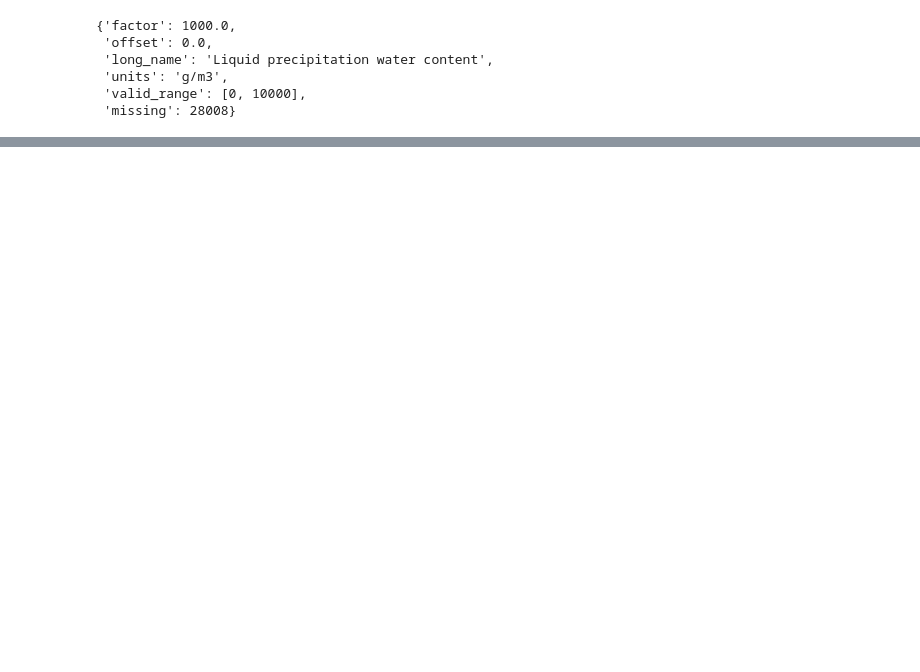
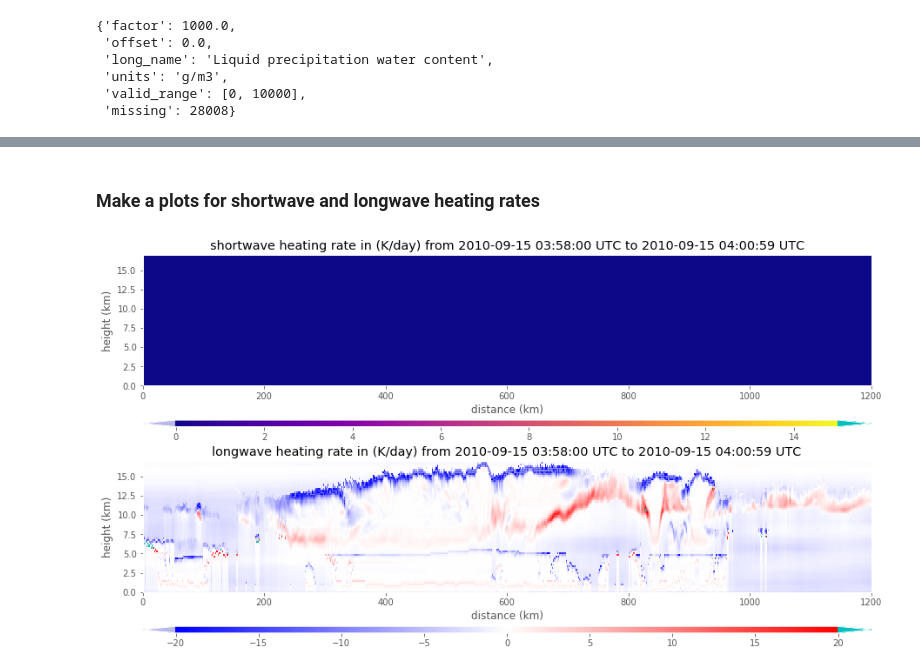
Before and after one commit to Pearl-Ayem/ATSC_Course_Work, a Jupyter notebook: notebooks/cloudsat_precip_Julia-PA.ipynb, the cells around one changed output, grey strips where cells are left out. Drawn from its saved outputs; the diff is of its cells as text; code cells hidden in the pictures; blank space fills up the shorter version.

```diff
--- a/notebooks/cloudsat_precip_Julia-PA.ipynb
+++ b/notebooks/cloudsat_precip_Julia-PA.ipynb
@@ -223,0 +280,75 @@ lw_attributes
+# %%
+shortwave_qr=storm_qr[0,:,:]
+longwave_qr=storm_qr[1,:,:]
+# %% [markdown]
+### Make a plots for shortwave and longwave heating rates
+# %%
+%matplotlib inline
+
+from matplotlib import cm
+from matplotlib.colors import Normalize
+from mpl_toolkits.axes_grid1 import make_axes_locatable
+
+def plot_field2(distance,height,field,fig,cmap=None,norm=None):
+    """
+    draw a 2 panel plot with identical panel sizes.
+    uses the sharex keyword to give both plots the same x axis (distance)
+    and the gridspec class to lay out the grid
+
+    https://stackoverflow.com/questions/10388462/matplotlib-different-size-subplots
+    """
+    from matplotlib import gridspec
+    gs = gridspec.GridSpec(2, 1, height_ratios=[1, 1])
+    ax1 = fig.add_subplot(gs[0])
+    ax2 = fig.add_subplot(gs[1],sharex=ax1)
+    if cmap is None:
+        cmap=cm.inferno
+    col=ax1.pcolormesh(distance,height,field,cmap=cmap,
+                  norm=the_norm)
+    #https://stackoverflow.com/questions/18195758/set-matplotlib-colorbar-size-to-match-graph
+    # create an axes on the bottom side of ax1. The height of cax will be 5%
+    # of ax and the padding between cax and ax will be fixed at 0.55 inch.
+    divider = make_axes_locatable(ax1)
+    cax = divider.append_axes("bottom", size="5%", pad=0.55)
+    ax1.figure.colorbar(col,extend='both',cax=cax,orientation='horizontal')
+    return ax1, ax2
+
+meters2km=1.e3
+vmin=0
+vmax=15
+the_norm=Normalize(vmin=vmin,vmax=vmax,clip=False)
+cmap_ref=cm.plasma
+cmap_ref.set_over('c')
+cmap_ref.set_under('b',alpha=0.2)
+cmap_ref.set_bad('0.75') #75% grey
+#
+#  see http://strftime.org/ for these format strings
+#
+start_string=storm_date_times[0].strftime("%Y-%m-%d %H:%M:%S UTC")
+stop_string=storm_date_times[-1].strftime("%Y-%m-%d %H:%M:%S UTC")
+
+cloud_height_km=qr_height[0,:]/meters2km
+fig = plt.figure(figsize=(15, 8))
+ax1, ax2 = plot_field2(distance,cloud_height_km,shortwave_qr.T,
+                       fig,cmap=cmap_ref,norm=the_norm)
+ax1.set(ylim=[0,17],xlim=(0,1200))
+ax1.set(xlabel='distance (km)',ylabel='height (km)',
+       title=f'shortwave heating rate in (K/day) from {start_string} to '
+             f'{stop_string}');
+vmin=-20
+vmax=20.
+cmap_ref=cm.bwr
+cmap_ref.set_over('c')
+cmap_ref.set_under('b',alpha=0.2)
+cmap_ref.set_bad('0.75') #75% grey
+the_norm=Normalize(vmin=vmin,vmax=vmax,clip=False)
+divider = make_axes_locatable(ax2)
+cax = divider.append_axes("bottom", size="5%", pad=0.55)
+col=ax2.pcolormesh(distance,cloud_height_km,longwave_qr.T,cmap=cmap_ref,
+                  norm=the_norm)
+ax2.figure.colorbar(col,extend='both',cax=cax,orientation='horizontal')
+title = (f'longwave heating rate in (K/day) from {start_string} to '
+         f'{stop_string}')
+ax2.set(xlabel='distance (km)',ylabel='height (km)',title=title,ylim=[0,17]);
+# %% [output]
+[figure, added]
```
Also changed, not shown: parts of 27 cells of this notebook, 15 other files.
